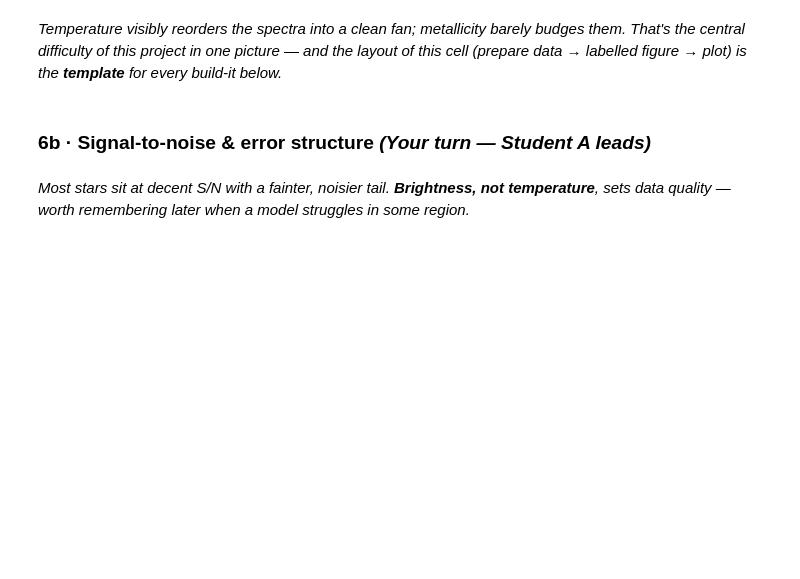
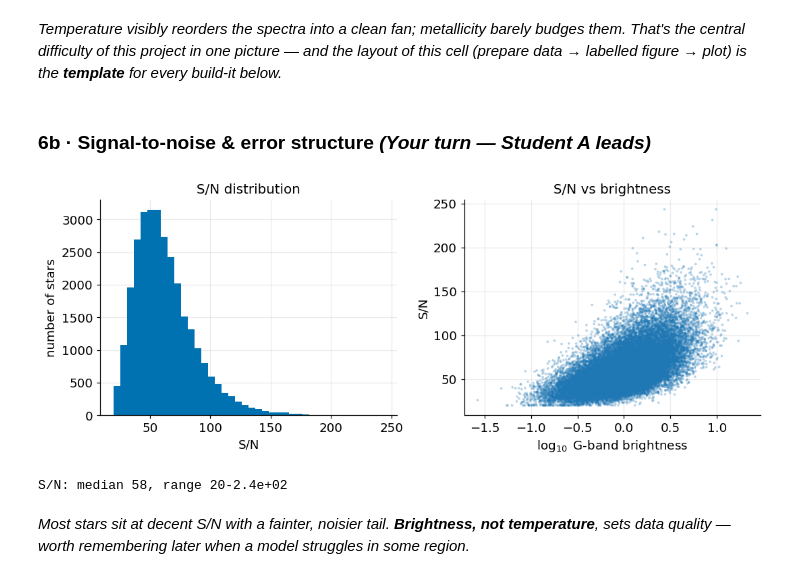
Before and after one commit to spy772/utssrp-2026, a Jupyter notebook: 01_explore_the_data.ipynb, the cells around one changed output. Saved outputs shown, nothing was run; the diff lists cells and outputs as text; code cells hidden in the pictures; blank space fills up the shorter version.

```diff
--- a/01_explore_the_data.ipynb
+++ b/01_explore_the_data.ipynb
@@ -850,27 +933,32 @@ labelled figure → plot) is the **template** for every build-it below.*
 # %%
 # GOAL: understand where the data is clean vs noisy. Higher S/N = cleaner spectrum.
 # Idea: does data quality track brightness or temperature? (relevant later when a model struggles)
 snr       = meta["snr"].to_numpy()
 logbright = np.log10(meta["gflux"].to_numpy())
 
 fig, ax = plt.subplots(1, 2, figsize=(10, 4))
 
 # Left panel is set up for a HISTOGRAM of S/N:
 ax[0].set_xlabel("S/N"); ax[0].set_ylabel("number of stars"); ax[0].set_title("S/N distribution")
-# <- your turn (6b-i): histogram the S/N -> ax[0].hist(snr, bins=40, color=COLORS["knn"])
+# <- your turn (6b-i): histogram the S/N
+ax[0].hist(snr, bins=40, color=COLORS["knn"])
 
 # Right panel is set up for a SCATTER of S/N vs (log) brightness:
 ax[1].set_xlabel(r"$\log_{10}$ G-band brightness"); ax[1].set_ylabel("S/N")
 ax[1].set_title("S/N vs brightness")
-# <- your turn (6b-ii): scatter S/N against brightness -> ax[1].scatter(logbright, snr, s=6, alpha=0.3)
+# <- your turn (6b-ii): scatter S/N against brightness
+ax[1].scatter(logbright, snr, s=6, alpha=0.3)
 #    Then try the SAME scatter against temperature (y["Teff"]) instead. Which explains S/N better?
 
 plt.tight_layout(); plt.show()
 
 print(f"S/N: median {np.median(snr):.2g}, range {snr.min():.2g}-{snr.max():.2g}")
 # What to look for: most stars sit at decent S/N with a noisy faint tail; S/N tracks BRIGHTNESS far
 # more than temperature -> brightness is a nuisance we remove from the features (in 5a) but it still
 # tells us where the data is trustworthy.
+# %% [output]
+[figure, added]
+S/N: median 58, range 20-2.4e+02
 # %% [markdown]
 *Most stars sit at decent S/N with a fainter, noisier tail. **Brightness, not temperature**, sets
 data quality — worth remembering later when a model struggles in some region.*
```
Also changed, not shown: parts of 23 cells of this notebook, 2 other files.
